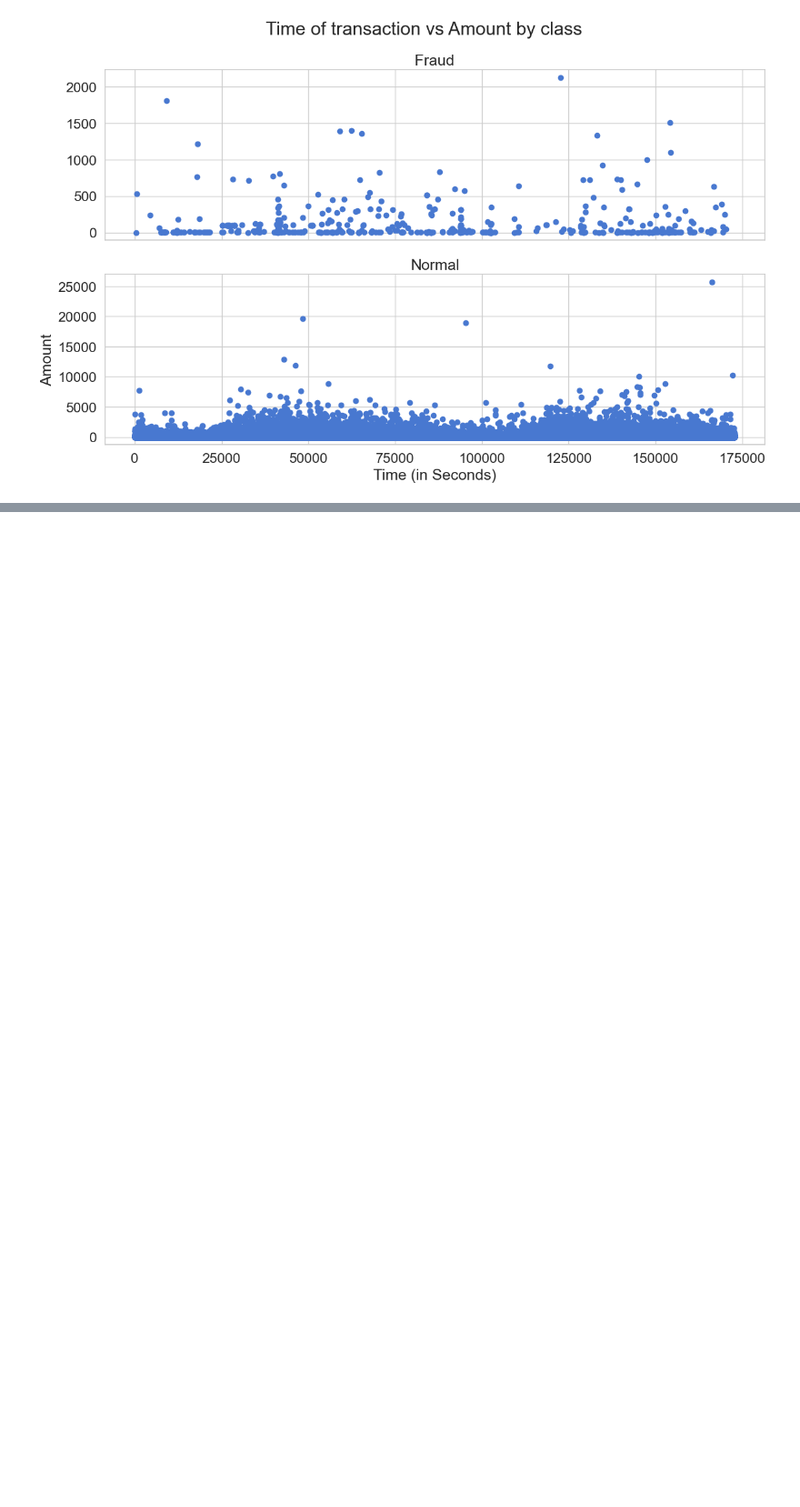
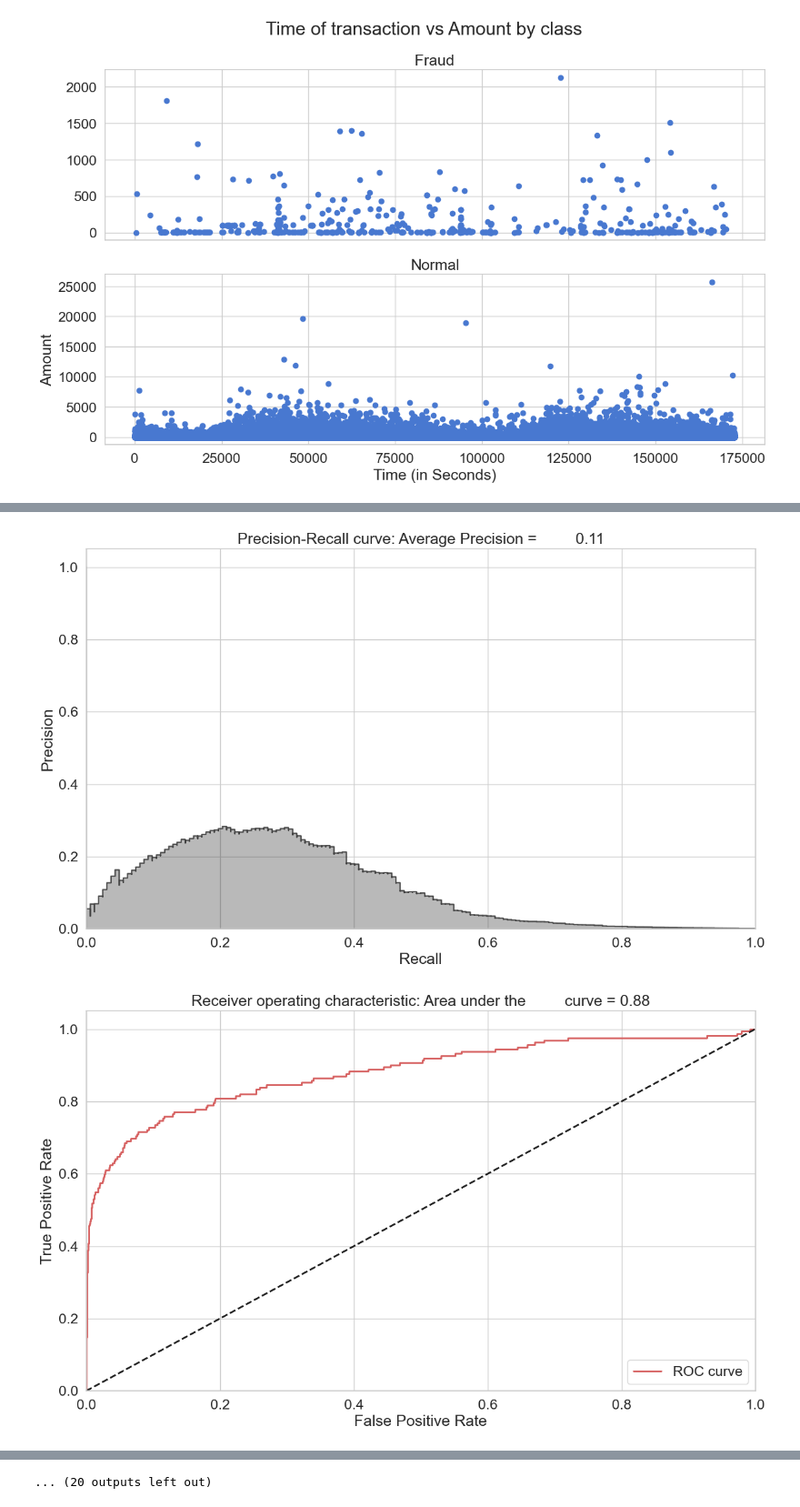
Before and after one commit to yongjun-0903/deep-learning, a Jupyter notebook: 07_AE+Denoising_Fraud.ipynb, the cells around one changed output, grey strips where cells are left out. Shown at 91% size. Saved outputs shown, nothing was run; the diff lists cells and outputs as text; code cells hidden in the pictures; blank space fills up the shorter version.

```diff
--- a/07_AE+Denoising_Fraud.ipynb
+++ b/07_AE+Denoising_Fraud.ipynb
@@ -152 +156,4 @@ X.head()
+# %%
+sX = pp.StandardScaler(copy=True, with_mean=True, with_std=True)
+dataX.loc[:,featuresToScale] = sX.fit_transform(dataX[featuresToScale])
 # %%
@@ -300,7 +162,0 @@ plt.show();
-# %%
-precision, recall, th = precision_recall_curve(error_df.true_class, error_df.reconstruction_error)
-plt.plot(recall, precision, 'b', label='Precision-Recall curve')
-plt.title('Recall vs Precision')
-plt.xlabel('Recall')
-plt.ylabel('Precision')
-plt.show()
@@ -352,0 +163,10 @@ plt.show()
+# %%
+X_train_AE = X_train.copy()
+X_test_AE = X_test.copy()
+# %%
+def anomalyScores(originalDF, reducedDF):
+    loss = np.sum((np.array(originalDF) - \
+                   np.array(reducedDF))**2, axis=1)
+    loss = pd.Series(data=loss,index=originalDF.index)
+    loss = (loss-np.min(loss))/(np.max(loss)-np.min(loss))
+    return loss
@@ -352,0 +212,48 @@ plt.show()
+# %%
+# 10번 실행 - 평균 정밀도의 평균 계산
+test_scores = []
+
+noise_factor = 0.50
+X_train_AE_noisy = X_train_AE.copy() + noise_factor * \
+ np.random.normal(loc=0.0, scale=1.0, size=X_train_AE.shape)
+X_test_AE_noisy = X_test_AE.copy() + noise_factor * \
+ np.random.normal(loc=0.0, scale=1.0, size=X_test_AE.shape)
+
+for i in range(0,10):
+    # 신경망 API 호출
+    model = Sequential()
+
+    # 선형 활성화 함수를 가진 40개 노드를 가진 은닉층 생성
+    model.add(Dense(units=40, activation='relu',  \
+        activity_regularizer=regularizers.l1(10e-5), input_dim=29))
+    model.add(Dropout(0.05))
+
+    # 29개 노드를 가진 출력층 생성
+    model.add(Dense(units=29, activation='linear'))
+
+    # 모델 컴파일
+    model.compile(optimizer='adam',
+                  loss='mean_squared_error',
+                  metrics=['accuracy'])
+
+    # 모델 훈련
+    num_epochs = 10
+    batch_size = 32
+
+    history = model.fit(x=X_train_AE_noisy, y=X_train_AE_noisy,
+                        epochs=num_epochs,
+                        batch_size=batch_size,
+                        shuffle=True,
+                        validation_data=(X_train_AE, X_train_AE),
+                        verbose=1)
+
+    # 테스트 셋에 대한 평가
+    predictions = model.predict(X_test_AE_noisy, verbose=1)
+    anomalyScoresAE = anomalyScores(X_test, predictions)
+    preds, avgPrecision = plotResults(y_test, anomalyScoresAE, True)
+    test_scores.append(avgPrecision)
+    model.reset_states()
+
+print("Mean average precision over 10 runs: ", np.mean(test_scores))
+test_scores
+# %% [output]
@@ -352,0 +277,2 @@ plt.show()
+[figure, added]
+[figure, added]
@@ -352,0 +336 @@ plt.show()
+... (20 outputs left out)
```
Also changed, not shown: parts of 37 cells of this notebook, 1 other file.
